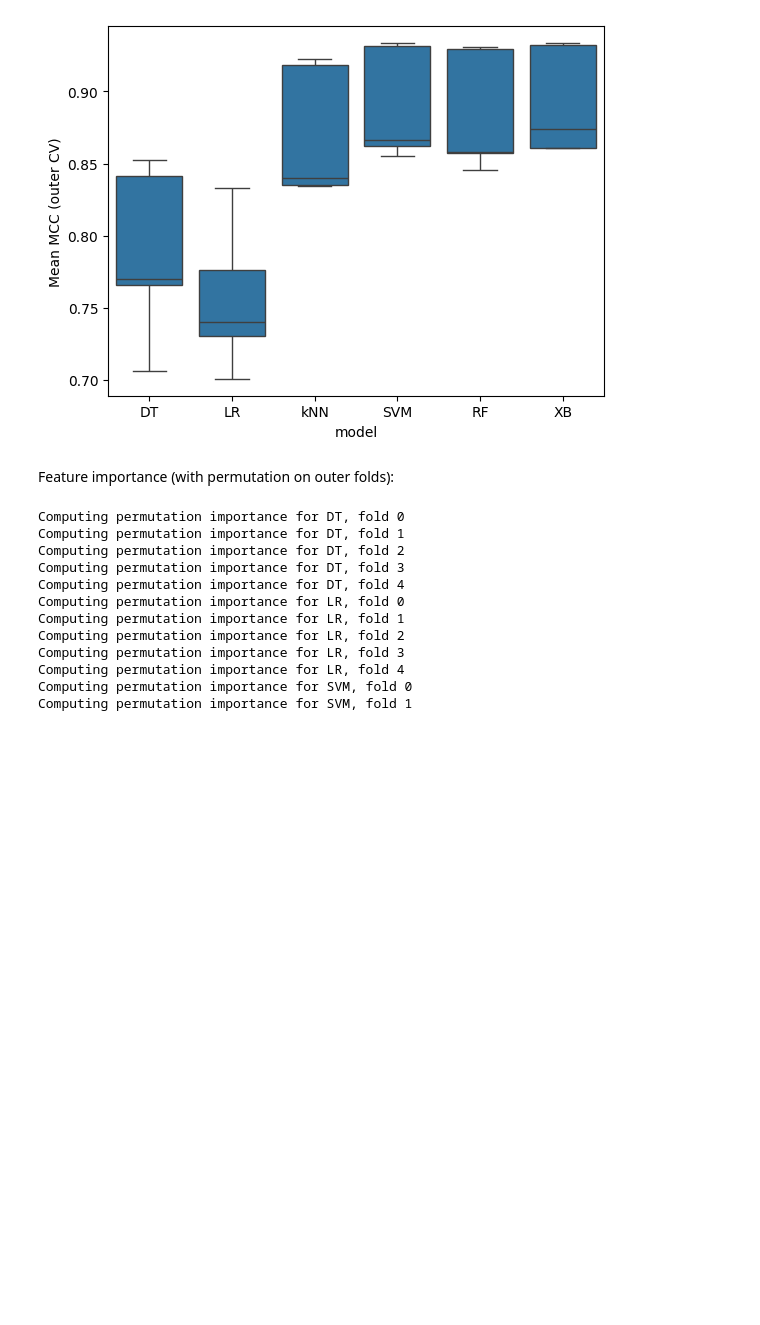
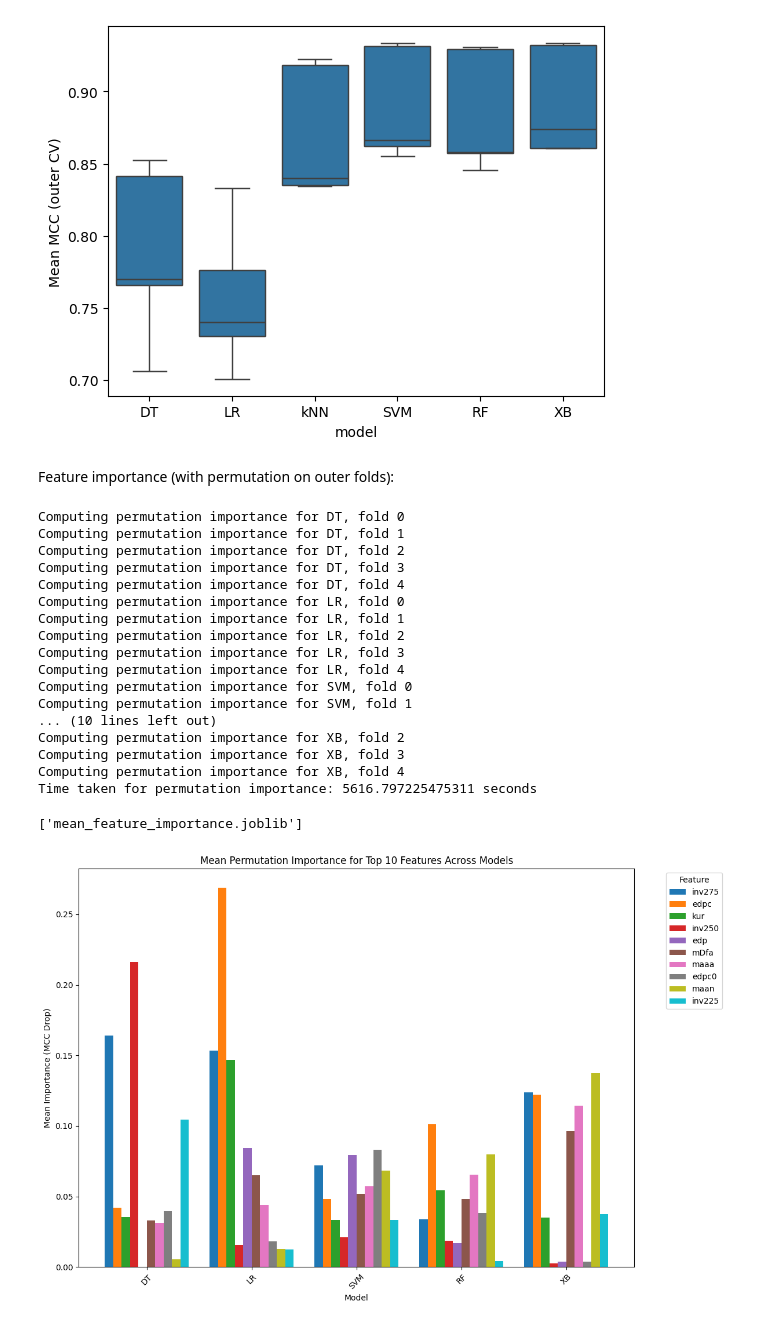
Before and after one commit to LorenzoBachi/EcgNoiseDetection, a Jupyter notebook: ecg_noise_detection_train.ipynb, the cells around one changed output. Drawn from its saved outputs; the diff is of its cells as text; code cells hidden in the pictures; blank space fills up the shorter version.

Commit message:
Minor fix on feature importance

```diff
--- a/ecg_noise_detection_train.ipynb
+++ b/ecg_noise_detection_train.ipynb
@@ -549,7 +524,7 @@ def compute_permutation_importance(
     scoring="matthews_corrcoef",
     n_repeats=2,
     random_state=0,
-    n_jobs=1
+    n_jobs=3
 ):
     """
     Compute permutation importance for all models and outer folds.
@@ -608,23 +583,7 @@ mean_imp, std_imp = compute_permutation_importance(
     scoring="matthews_corrcoef"
 )
 print(f"Time taken for permutation importance: {time.time() - start} seconds")
-
-# standardize feature importance
-mean_imp_norm = mean_imp.div(mean_imp.abs().sum(axis=0), axis=1)  # Normalize per model (column)
-
-# select top features based on mean importance across models
-top_features = mean_imp.mean(axis=1).sort_values(ascending=False).head(10).index
-mean_imp_top = mean_imp.loc[top_features]
-
-# Plot the top features' mean importances across models
-mean_imp_top.T.plot(kind='bar', figsize=(12, 8), width=0.8)
-plt.title('Mean Permutation Importance for Top 10 Features Across Models')
-plt.ylabel('Mean Importance (MCC Drop)')
-plt.xlabel('Model')
-plt.xticks(rotation=45)
-plt.legend(title='Feature', bbox_to_anchor=(1.05, 1), loc='upper left')
-plt.tight_layout()
-plt.show()
+joblib.dump(mean_imp,"mean_feature_importance.joblib")
 # %% [output]
 Computing permutation importance for DT, fold 0
 Computing permutation importance for DT, fold 1
@@ -638,3 +597,33 @@ Computing permutation importance for LR, fold 3
 Computing permutation importance for LR, fold 4
 Computing permutation importance for SVM, fold 0
 Computing permutation importance for SVM, fold 1
+... (10 lines left out)
+Computing permutation importance for XB, fold 2
+Computing permutation importance for XB, fold 3
+Computing permutation importance for XB, fold 4
+Time taken for permutation importance: 5616.797225475311 seconds
+['mean_feature_importance.joblib']
+# %%
+# number of top features
+ntop = 10
+
+joblib.load("mean_feature_importance.joblib")
+
+# standardize feature importance
+mean_imp_norm = mean_imp.div(mean_imp.abs().sum(axis=0), axis=1)  # Normalize per model (column)
+
+# select top features based on mean importance across models
+top_features = mean_imp.mean(axis=1).sort_values(ascending=False).head(ntop).index
+mean_imp_top = mean_imp_norm.loc[top_features]
+
+# Plot the top features' mean importances across models
+mean_imp_top.T.plot(kind='bar', figsize=(12, 8), width=0.8)
+plt.title('Mean Permutation Importance for Top ' + str(ntop) + ' Features Across Models')
+plt.ylabel('Mean Importance (MCC Drop)')
+plt.xlabel('Model')
+plt.xticks(rotation=45)
+plt.legend(title='Feature', bbox_to_anchor=(1.05, 1), loc='upper left')
+plt.tight_layout()
+plt.show()
+# %% [output]
+[figure, added]
```
Also changed, not shown: parts of 2 cells of this notebook.
